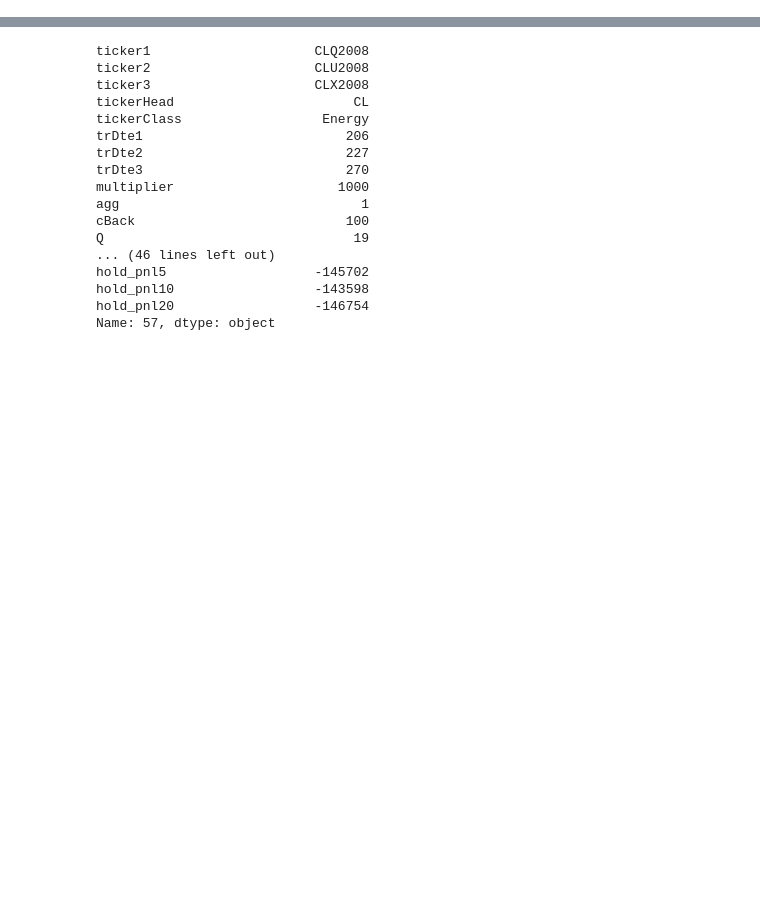
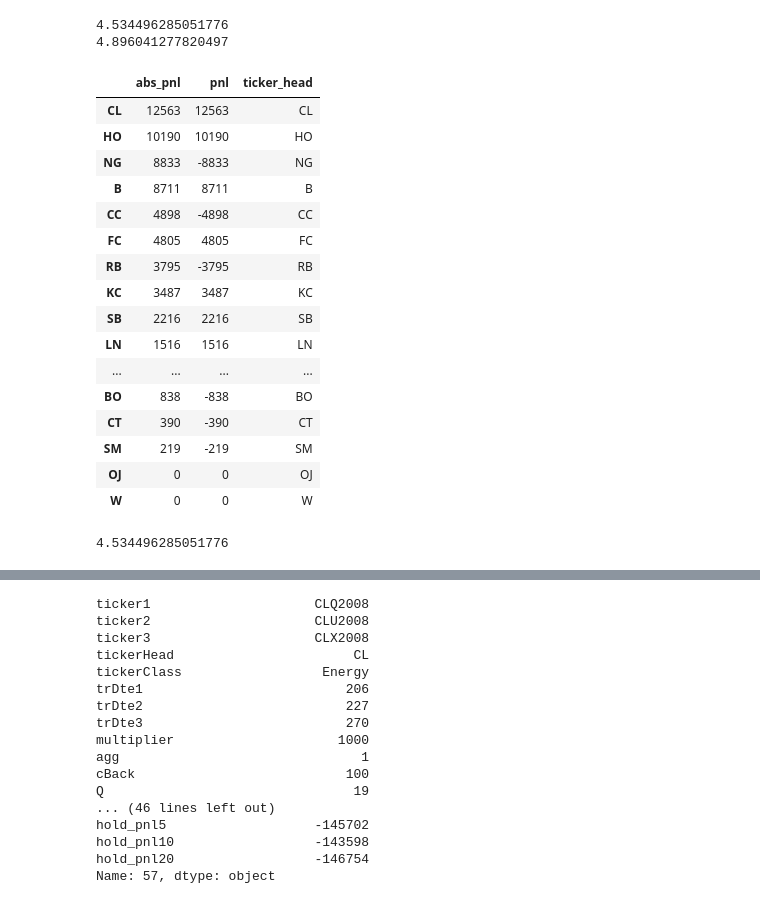
Before and after one commit to d0p34m1n3/repo_barbarossa, a Jupyter notebook: PycharmProjects/backtesting/test_backtest_futures_butterfly.ipynb, the cells around one changed output, grey strips where cells are left out. Drawn from its saved outputs; the diff is of its cells as text; code cells hidden in the pictures; blank space fills up the shorter version.

```diff
--- a/PycharmProjects/backtesting/test_backtest_futures_butterfly.ipynb
+++ b/PycharmProjects/backtesting/test_backtest_futures_butterfly.ipynb
@@ -3,8 +3,8 @@
 import sys
 sys.path.append(r'C:\Users\kocat_000\quantFinance\PycharmProjects')
 import backtesting.utilities as bu
-dates_output = bu.get_backtesting_dates(date_to=20151228,years_back=10)
-double_dates = sorted(dates_output['double_dates'],reverse=True)
+dates_output = bu.get_backtesting_dates(date_to=20160226,years_back=10)
+double_dates = sorted(dates_output['double_dates'],reverse=False)
 selected_dates = double_dates
 selected_dates
 # %% [output]
@@ -34,13 +34,11 @@ for date_to in selected_dates:
     fb.generate_futures_butterfly_sheet_4date(date_to=date_to)
 # %%
 import backtesting.backtest_futures_with_paths as bfp
-import get_price.get_futures_price as gfp
-import contract_utilities.contract_meta_info as cmi
-import shared.directory_names as dn
-import pickle
-
 butterfly_output = bfp.get_backtest_summary(date_list = selected_dates,
-                                                  use_existing_filesQ=True)
+                                            use_existing_filesQ=True)
 
 big_data = butterfly_output['big_data']
-backtest_output = butterfly_output['backtest_output']
+
+# re check the restricted buy signal
+# time series properties per tickerhead
+# unproportionate contract weights
@@ -47,3 +64,51 @@ backtest_output = butterfly_output['backtest_output']
+# %%
+import math as m
+sharp_1 = m.sqrt(52)*total_pnl_frame_1['portfolio'].mean()/total_pnl_frame_1['portfolio'].std()
+sharp_3 = m.sqrt(52)*total_pnl_frame_3['portfolio'].mean()/total_pnl_frame_3['portfolio'].std()
+
+print(sharp_1)
+print(sharp_3)
+# %% [output]
+4.534496285051776
+4.896041277820497
+# %%
+import backtesting.backtest_futures_butterfly as bfb
+portfolio_contributors_output = bfb.analyze_portfolio_contributors(date_list=selected_dates,
+                                   backtest_output=backtest_output,
+                                  rule_no=1,
+                                  date_from=20160127,
+                                  date_to=20160224)
+
+portfolio_contributors_output['ticker_head_total_pnls']
+
+portfolio_contributors_output['total_pnl_frame']
+
+portfolio_contributors_output['ticker_head_total_pnls']
+# %% [output]
+|  | abs_pnl | pnl | ticker_head |
+| CL | 12563 | 12563 | CL |
+| HO | 10190 | 10190 | HO |
+| NG | 8833 | -8833 | NG |
+| B | 8711 | 8711 | B |
+| CC | 4898 | -4898 | CC |
+| FC | 4805 | 4805 | FC |
+| RB | 3795 | -3795 | RB |
+| KC | 3487 | 3487 | KC |
+| SB | 2216 | 2216 | SB |
+| LN | 1516 | 1516 | LN |
+| ... | ... | ... | ... |
+| BO | 838 | -838 | BO |
+| CT | 390 | -390 | CT |
+| SM | 219 | -219 | SM |
+| OJ | 0 | 0 | OJ |
+| W | 0 | 0 | W |
+# %%
+import math as m
+m.sqrt(52)*total_pnl_frame['portfolio'].mean()/total_pnl_frame['portfolio'].std()
+
+# Rule 1 Sharp: 4.5
+# %% [output]
+4.534496285051776
 # %%
 import backtesting.backtest_stats as bs
 import pandas as pd
```
Also changed, not shown: parts of 16 cells of this notebook.
